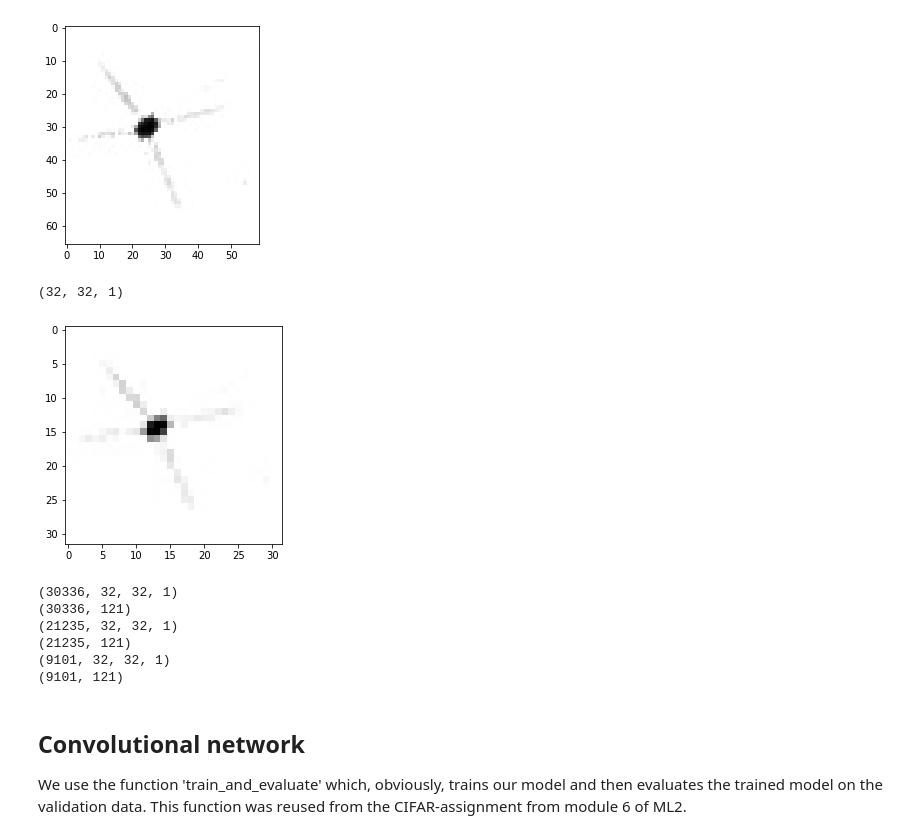
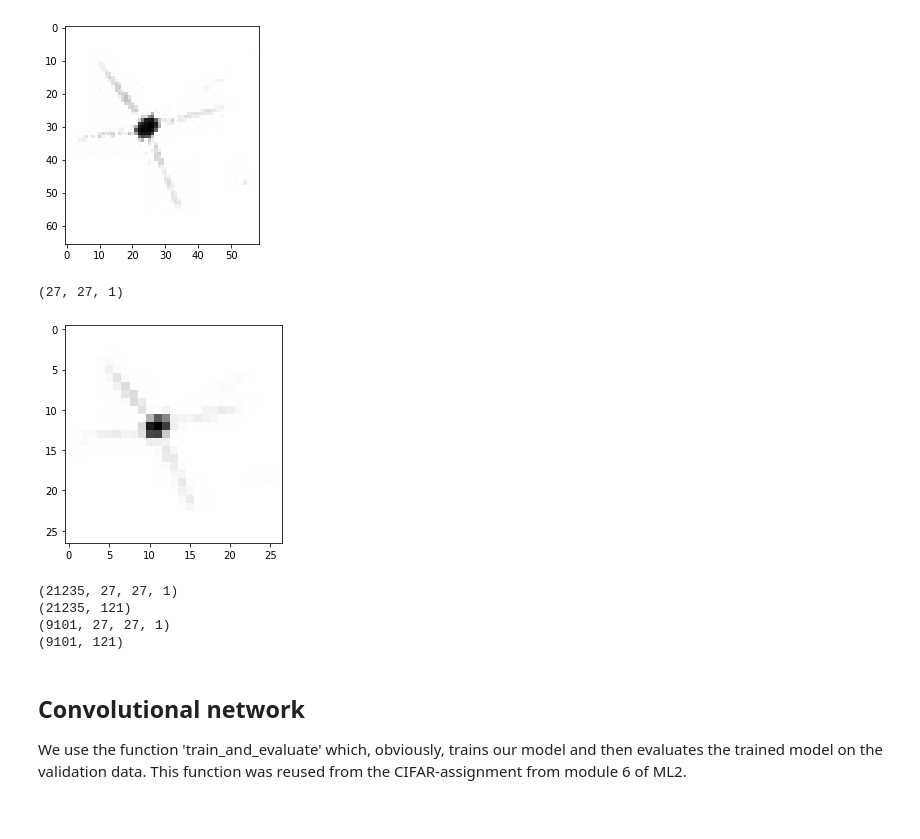
Before and after one commit to maxburger1997/Team-DreamTeam-, a Jupyter notebook: code/Plankton_Stratify.ipynb, the cells around one changed output. Saved outputs shown, nothing was run; the diff lists cells and outputs as text; code cells hidden in the pictures.

```diff
--- a/code/Plankton_Stratify.ipynb
+++ b/code/Plankton_Stratify.ipynb
@@ -160,28 +171,24 @@ Lowest second dimension image (31, 49)
 # %%
 # Create an empty list for the training data
 train_data_resized = []
 
 # Loop through the images in the training data and resize them to the lowest shape in the dataset,
 # add a third dimension of 1 to the images and then append the image to the 'train_data_resized' list
 for image in train_data:
-    img = cv2.resize(image, dsize = (32, 32), interpolation = cv2.INTER_LINEAR)
+    img = cv2.resize(image, dsize = (27, 27), interpolation = cv2.INTER_AREA)
     img = np.expand_dims(img, axis = 2)
     train_data_resized.append(img)
 
 # Test if the image is resized and show the image
 print(train_data_resized[0].shape)
 plt.imshow(train_data_resized[0], cmap = 'gray')
 
 #Split the data into 70% training and 30% validation
-im_train, im_val, lab_train, lab_val = train_test_split(train_data_resized, train_labels_one_hot, train_size=0.7, random_state=1265599650)
+im_train, im_val, lab_train, lab_val = train_test_split(train_data_resized, train_labels, train_size=0.7, random_state=1265599650)
 # %% [output]
-(32, 32, 1)
+(27, 27, 1)
-[figure, old version]
+[figure, new version]
 # %%
-# Convert data to array before split to use in stratified kfolds
-all_image = np.array(train_data_resized)
-all_labels = np.array(train_labels_one_hot)
-
 # Convert the split data to numpy arrays, so tensorflow can use them
 image_train = np.array(im_train)
 label_train = np.array(lab_train)
@@ -189,18 +196,14 @@ image_val = np.array(im_val)
 label_val = np.array(lab_val)
 
 # Test if the shapes are correct
-print(all_image.shape)
-print(all_labels.shape)
 print(image_train.shape)
 print(label_train.shape)
 print(image_val.shape)
 print(label_val.shape)
 # %% [output]
-(30336, 32, 32, 1)
-(30336, 121)
-(21235, 32, 32, 1)
+(21235, 27, 27, 1)
 (21235, 121)
-(9101, 32, 32, 1)
+(9101, 27, 27, 1)
 (9101, 121)
 # %% [markdown]
 ## Convolutional network
```
Also changed, not shown: parts of 4 cells of this notebook.
